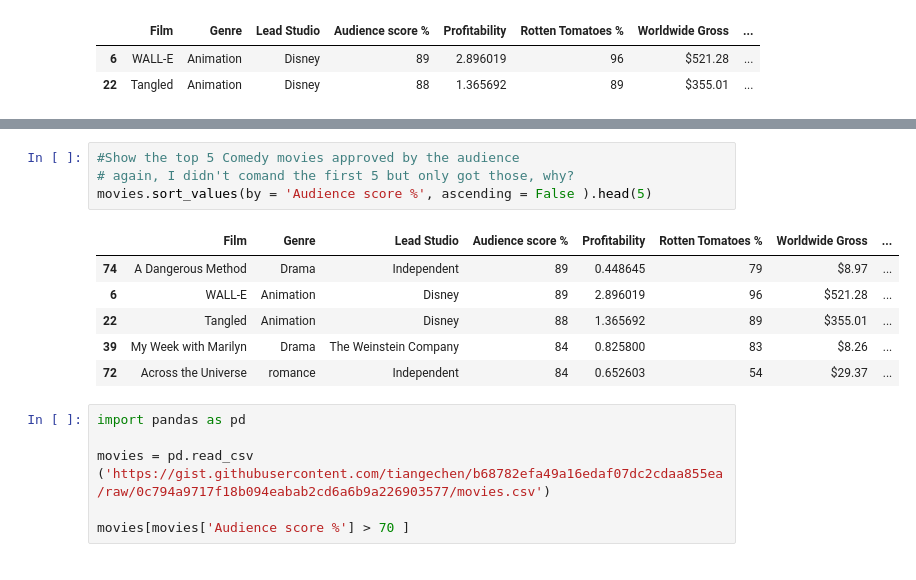
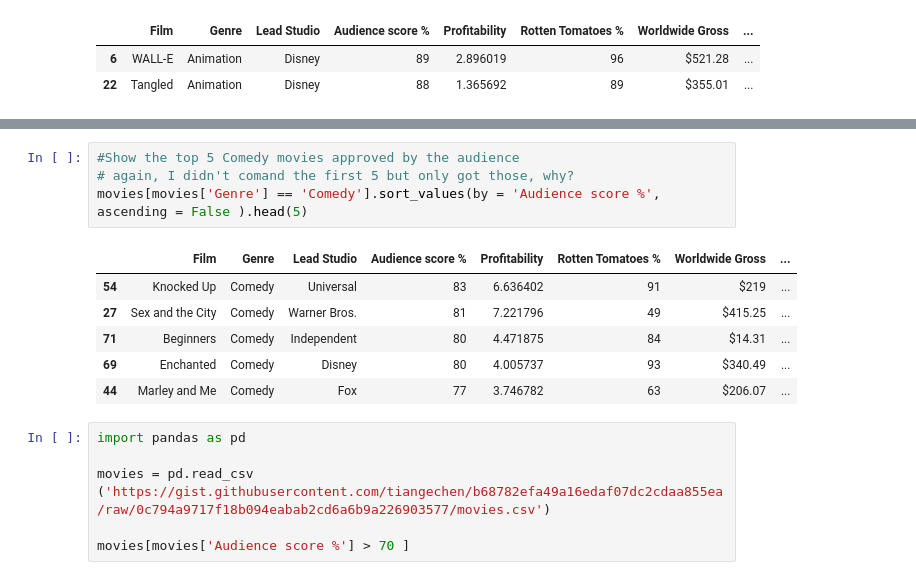
Before and after one commit to Anitagg1/Phyton-Workshop, a Jupyter notebook: week2.ipynb, the cells around one changed output, grey strips where cells are left out. Drawn from its saved outputs; the diff is of its cells as text.

```diff
--- a/week2.ipynb
+++ b/week2.ipynb
@@ -154,14 +164,14 @@ movies.sort_values(by = 'Profitability', ascending = False ).head(5)
 # %%
 #Show the top 5 Comedy movies approved by the audience
 # again, I didn't comand the first 5 but only got those, why?
-movies.sort_values(by = 'Audience score %', ascending = False ).head(5)
+movies[movies['Genre'] == 'Comedy'].sort_values(by = 'Audience score %', ascending = False ).head(5)
 # %% [output]
 |  | Film | Genre | Lead Studio | Audience score % | Profitability | Rotten Tomatoes % | Worldwide Gross | ... |
-| 74 | A Dangerous Method | Drama | Independent | 89 | 0.448645 | 79 | $8.97 | ... |
-| 6 | WALL-E | Animation | Disney | 89 | 2.896019 | 96 | $521.28 | ... |
-| 22 | Tangled | Animation | Disney | 88 | 1.365692 | 89 | $355.01 | ... |
-| 39 | My Week with Marilyn | Drama | The Weinstein Company | 84 | 0.825800 | 83 | $8.26 | ... |
-| 72 | Across the Universe | romance | Independent | 84 | 0.652603 | 54 | $29.37 | ... |
+| 54 | Knocked Up | Comedy | Universal | 83 | 6.636402 | 91 | $219 | ... |
+| 27 | Sex and the City | Comedy | Warner Bros. | 81 | 7.221796 | 49 | $415.25 | ... |
+| 71 | Beginners | Comedy | Independent | 80 | 4.471875 | 84 | $14.31 | ... |
+| 69 | Enchanted | Comedy | Disney | 80 | 4.005737 | 93 | $340.49 | ... |
+| 44 | Marley and Me | Comedy | Fox | 77 | 3.746782 | 63 | $206.07 | ... |
 # %%
 import pandas as pd
 
```
Also changed, not shown: parts of 7 cells of this notebook.
